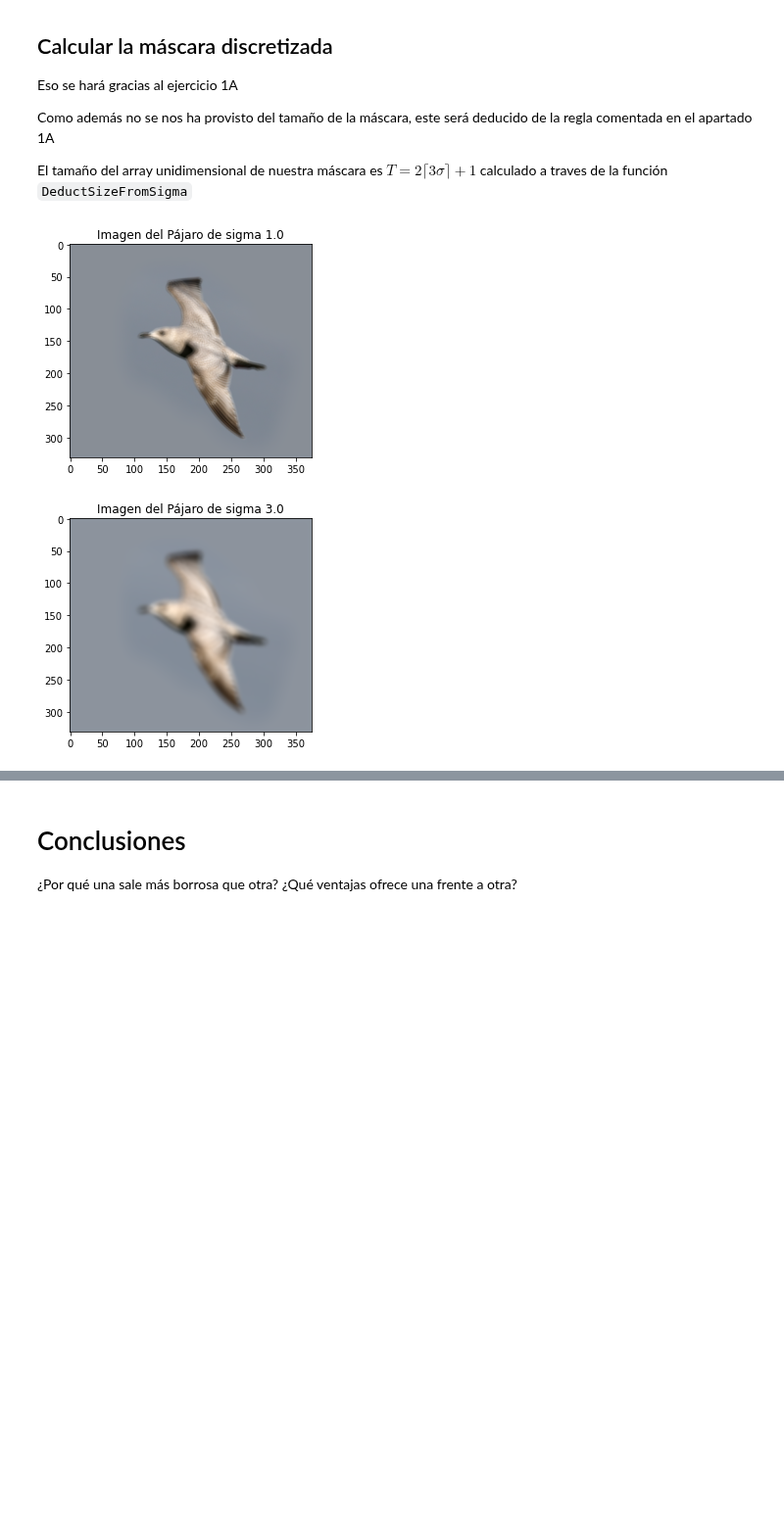
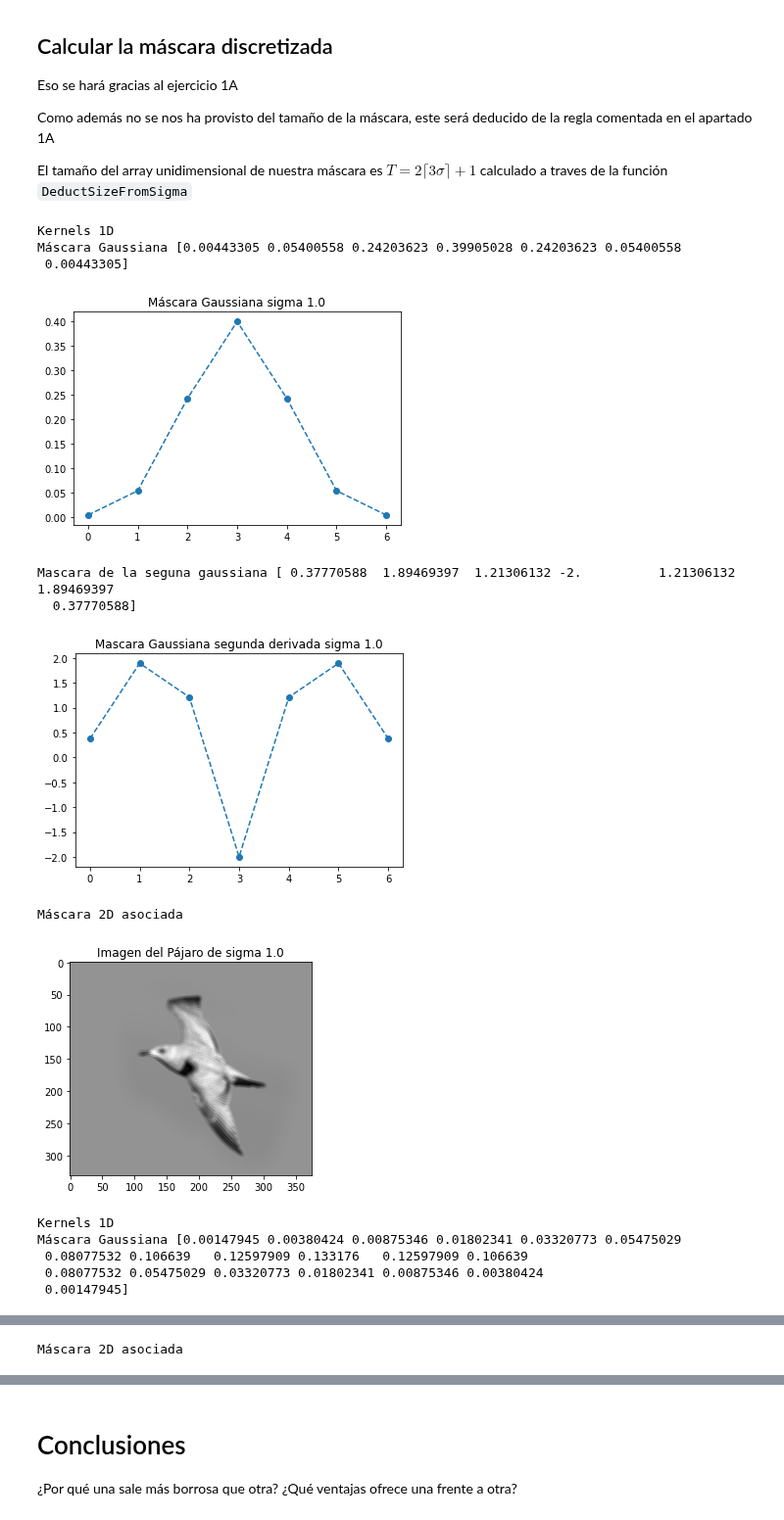
Before and after one commit to BlancaCC/Computer-vision, a Jupyter notebook: practica_1/practica_1.ipynb, the cells around one changed output, grey strips where cells are left out. Shown at 98% size. Cells and saved outputs as stored; diff of their text form; code cells hidden in the pictures; blank space fills up the shorter version.

```diff
--- a/practica_1/practica_1.ipynb
+++ b/practica_1/practica_1.ipynb
@@ -37,8 +37,12 @@ path_cat = path + 'cat.bmp'
 
 # Leemos las imágenes
 img_bicycle = ReadImage(path_bicycle, flagColor)
+img_bicycle_grey = ReadImage(path_bicycle, flagGrey)
 img_bird = ReadImage(path_bird, flagColor)
+img_bird_grey = ReadImage(path_bird, flagGrey)
 img_cat = ReadImage(path_cat, flagColor)
+img_cat_grey = ReadImage(path_cat, flagGrey)
+
 
 # Devuelve si una imagen está en blanco o negro
 def IsGreyScale(img):
@@ -613,36 +645,48 @@ def LaplacianOfGaussian(img, sigma:float, size: int):
 
     dxx = ConvolveSeparable(img, mascara_segunda_derivada, mascara_gaussiana)
     dyy = ConvolveSeparable(img, mascara_gaussiana, mascara_segunda_derivada)
 
     imagen_resultante = sigma**2 * (dxx + dyy)
     return imagen_resultante
 
 def Info( sigma, size):
     # Mostramos las máscaras calculadas
     print( 'Kernels 1D')
     mascara_gaussiana = MascaraGaussiana(sigma, size)
     mascara_segunda_derivada = MascaraDerivadaSegunda(sigma, size)
     print('Máscara Gaussiana', mascara_gaussiana)
     MuestreaMascara(mascara_gaussiana, f'Máscara Gaussiana sigma {sigma}')
     print('Mascara de la seguna gaussiana', mascara_segunda_derivada)
     MuestreaMascara(mascara_segunda_derivada, f'Mascara Gaussiana segunda derivada sigma {sigma}')
     print('Máscara 2D asociada')
     # TODO Calcular máscara 2D asociada
     mascara2D = SeparableMaskToOne(mascara_gaussiana, mascara_segunda_derivada)
 
 ## Resolución del ejercicio
 SIGMAS = [1.0, 3.0]
-IMAGENES = [img_bird]
-TITUTLOS_IMAGENES = ['Pájaro']
+IMAGENES = [img_bird_grey]
+TITULOS_IMAGENES = ['Pájaro']
 for sigma in SIGMAS:
     size = DeductSizeTFromSigma(sigma)
     for i, imagen in enumerate(IMAGENES):
-        titulo = f'Imagen del {TITUTLOS_IMAGENES[i]} de sigma {sigma}'
+        titulo = f'Imagen del {TITULOS_IMAGENES[i]} de sigma {sigma}'
         # Información adicional sobre los cálculos y resultados
-
+        Info(sigma, size)
         # Cálculo de la Gaussiana
         imagen_resultante = LaplacianOfGaussian(imagen, sigma, size)
         PrintOneImage(imagen_resultante, title= titulo)
 # %% [output]
+Kernels 1D
+Máscara Gaussiana [0.00443305 0.05400558 0.24203623 0.39905028 0.24203623 0.05400558
+ 0.00443305]
-[figure, old version]
+[figure, new version]
+Mascara de la seguna gaussiana [ 0.37770588  1.89469397  1.21306132 -2.          1.21306132  1.89469397
+  0.37770588]
-[figure, old version]
+[figure, new version]
+Máscara 2D asociada
+[figure, added]
+Kernels 1D
+Máscara Gaussiana [0.00147945 0.00380424 0.00875346 0.01802341 0.03320773 0.05475029
+ 0.08077532 0.106639   0.12597909 0.133176   0.12597909 0.106639
+ 0.08077532 0.05475029 0.03320773 0.01802341 0.00875346 0.00380424
+ 0.00147945]
@@ -648,0 +699 @@ for sigma in SIGMAS:
+Máscara 2D asociada
```
Also changed, not shown: parts of 8 cells of this notebook.
